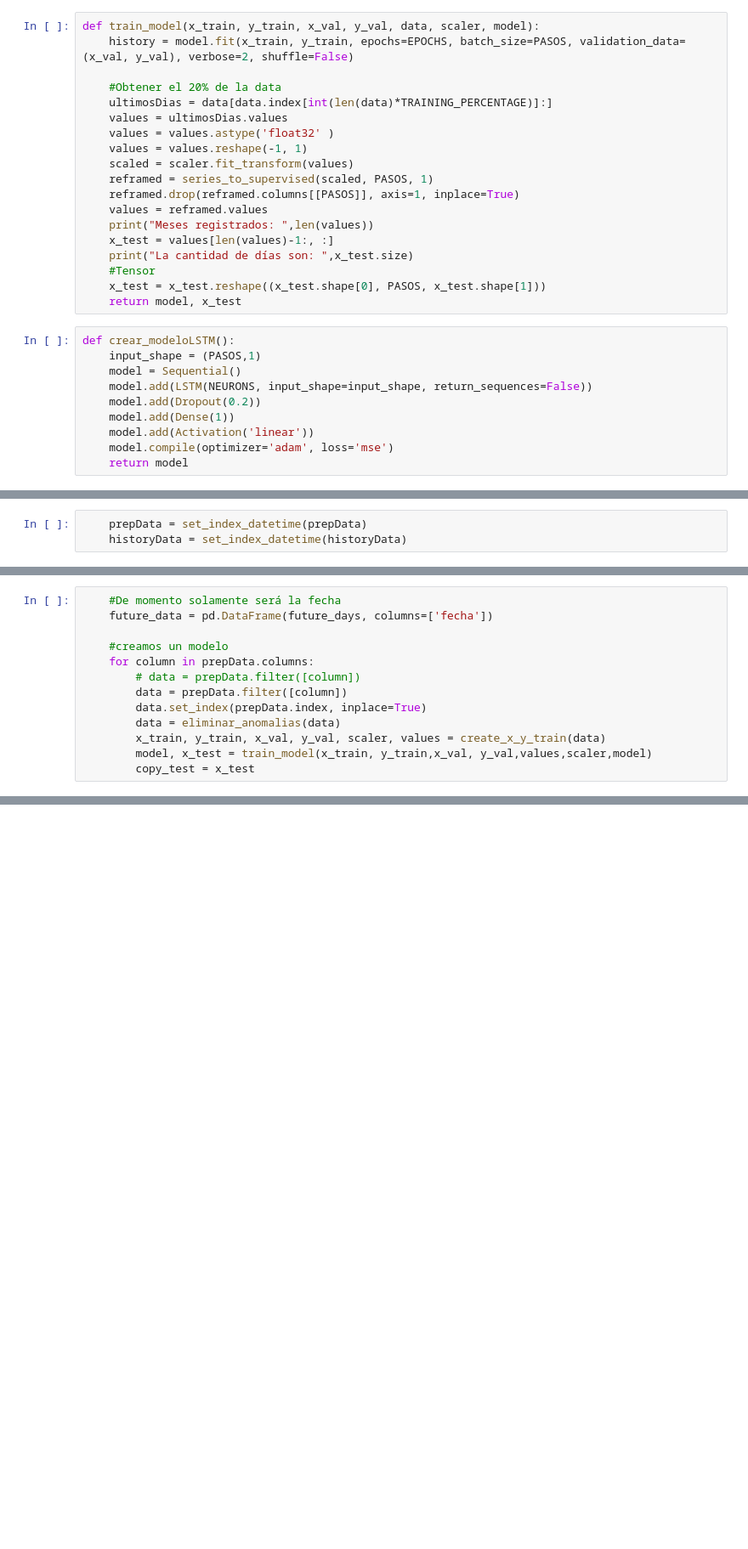
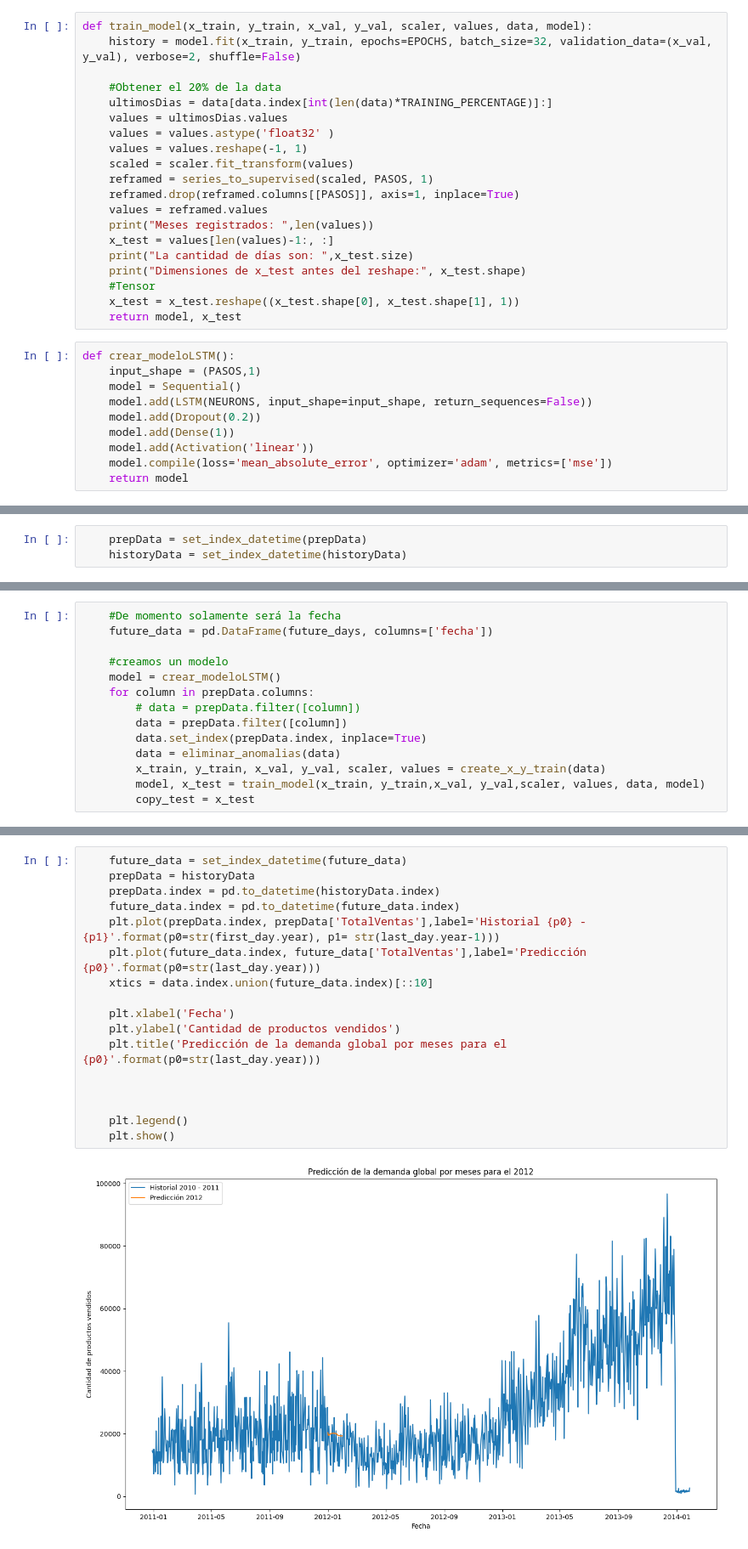
Before and after one commit to JorgC-dev/pronostivo-v2, a Jupyter notebook: experimentals/labs/LSTM_V1_0.ipynb, the cells around one changed output, grey strips where cells are left out. Shown at 85% size. Cells and saved outputs as stored; diff of their text form; blank space fills up the shorter version.

Commit message:
inicio LSTM

```diff
--- a/experimentals/labs/LSTM_V1_0.ipynb
+++ b/experimentals/labs/LSTM_V1_0.ipynb
@@ -141,8 +158,8 @@ def create_x_y_train(data):
     print(x_train.shape, y_train.shape, x_val.shape, y_val.shape)
     return x_train, y_train, x_val, y_val, scaler, values
 # %%
-def train_model(x_train, y_train, x_val, y_val, data, scaler, model):
-    history = model.fit(x_train, y_train, epochs=EPOCHS, batch_size=PASOS, validation_data=(x_val, y_val), verbose=2, shuffle=False)
+def train_model(x_train, y_train, x_val, y_val, scaler, values, data, model):
+    history = model.fit(x_train, y_train, epochs=EPOCHS, batch_size=32, validation_data=(x_val, y_val), verbose=2, shuffle=False)
 
     #Obtener el 20% de la data
     ultimosDias = data[data.index[int(len(data)*TRAINING_PERCENTAGE)]:]
@@ -156,8 +173,9 @@ def train_model(x_train, y_train, x_val, y_val, data, scaler, model):
     print("Meses registrados: ",len(values))
     x_test = values[len(values)-1:, :]
     print("La cantidad de días son: ",x_test.size)
+    print("Dimensiones de x_test antes del reshape:", x_test.shape)
     #Tensor
-    x_test = x_test.reshape((x_test.shape[0], PASOS, x_test.shape[1]))
+    x_test = x_test.reshape((x_test.shape[0], x_test.shape[1], 1))
     return model, x_test
 # %%
 def crear_modeloLSTM():
@@ -167,7 +185,7 @@ def crear_modeloLSTM():
     model.add(Dropout(0.2))
     model.add(Dense(1))
     model.add(Activation('linear'))
-    model.compile(optimizer='adam', loss='mse')
+    model.compile(loss='mean_absolute_error', optimizer='adam', metrics=['mse'])
     return model
 # %%
 def eliminar_anomalias(dtaframe):
@@ -226,11 +242,12 @@ Conexion establecida satisfactoriamente
     future_data = pd.DataFrame(future_days, columns=['fecha'])
 
     #creamos un modelo
+    model = crear_modeloLSTM()
     for column in prepData.columns:
         # data = prepData.filter([column])
         data = prepData.filter([column])
         data.set_index(prepData.index, inplace=True)
         data = eliminar_anomalias(data)
         x_train, y_train, x_val, y_val, scaler, values = create_x_y_train(data)
-        model, x_test = train_model(x_train, y_train,x_val, y_val,values,scaler,model)
+        model, x_test = train_model(x_train, y_train,x_val, y_val,scaler, values, data, model)
         copy_test = x_test
@@ -246,0 +303,19 @@ Conexion establecida satisfactoriamente
+# %%
+    future_data = set_index_datetime(future_data)
+    prepData = historyData
+    prepData.index = pd.to_datetime(historyData.index)
+    future_data.index = pd.to_datetime(future_data.index)
+    plt.plot(prepData.index, prepData['TotalVentas'],label='Historial {p0} - {p1}'.format(p0=str(first_day.year), p1= str(last_day.year-1)))
+    plt.plot(future_data.index, future_data['TotalVentas'],label='Predicción {p0}'.format(p0=str(last_day.year)))
+    xtics = data.index.union(future_data.index)[::10]
+
+    plt.xlabel('Fecha')
+    plt.ylabel('Cantidad de productos vendidos')
+    plt.title('Predicción de la demanda global por meses para el {p0}'.format(p0=str(last_day.year)))
+
+
+
+    plt.legend()
+    plt.show()
+# %% [output]
+[figure, added]
```
Also changed, not shown: parts of 13 cells of this notebook.
